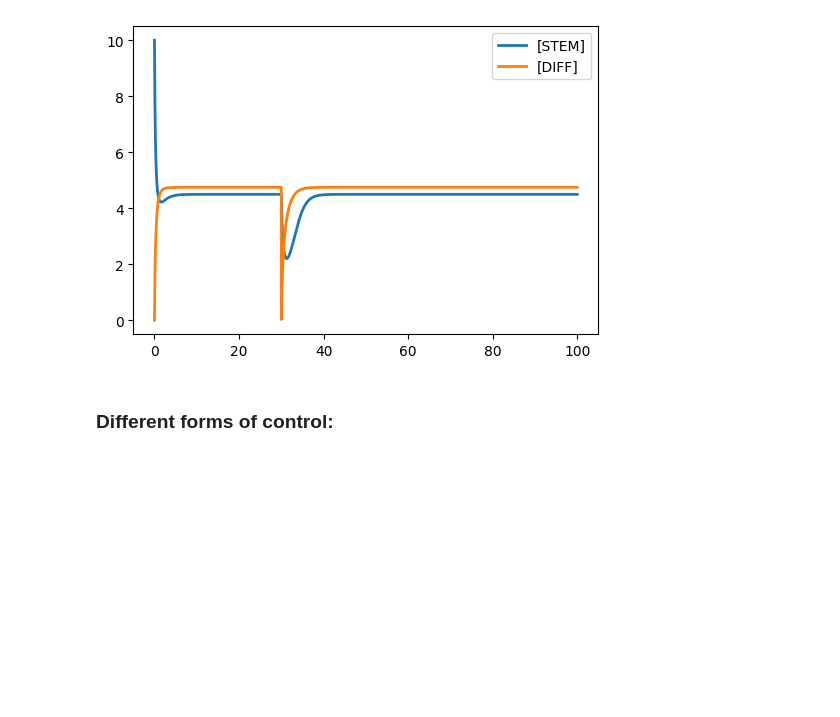
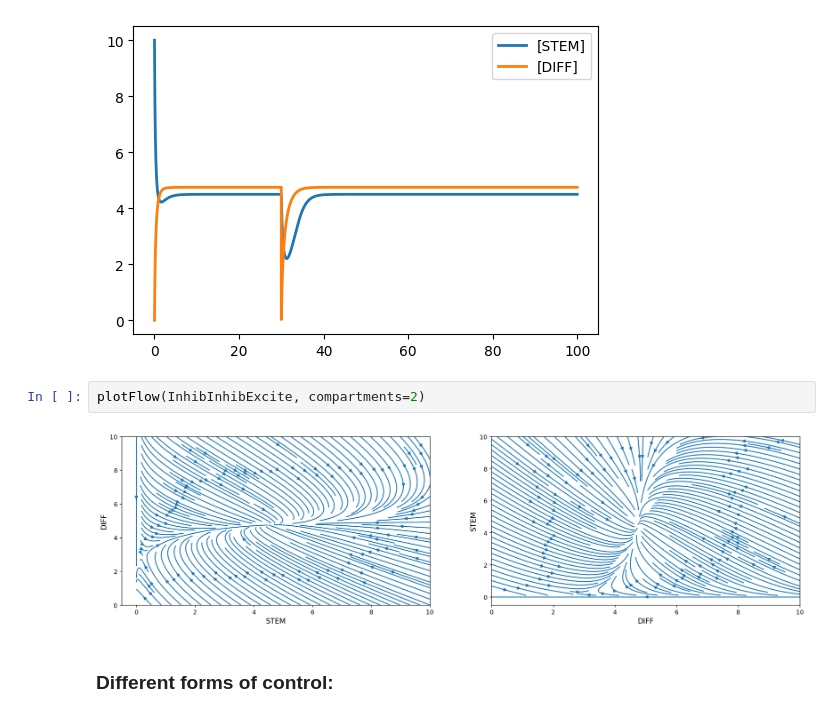
Before and after one commit to GJSeverino/Cell-Lineages, a Jupyter notebook: Nanohub_project.ipynb, the cells around one changed output. Drawn from its saved outputs; the diff is of its cells as text; blank space fills up the shorter version.

```diff
--- a/Nanohub_project.ipynb
+++ b/Nanohub_project.ipynb
@@ -154,6 +154,10 @@ s = r.simulate(0, 100, 10000)
 r.plot(s)
 # %% [output]
 [figure]
+# %%
+plotFlow(InhibInhibExcite, compartments=2)
+# %% [output]
+[figure, added]
 # %% [markdown]
 ### Different forms of control:
 # %% [markdown]
```
Also changed, not shown: parts of 3 cells of this notebook.
